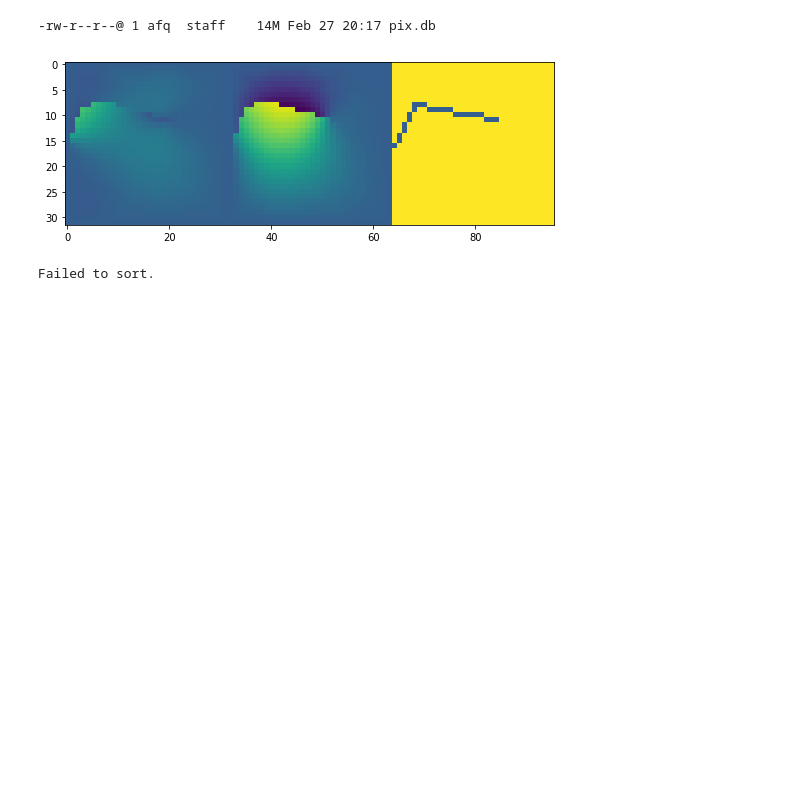
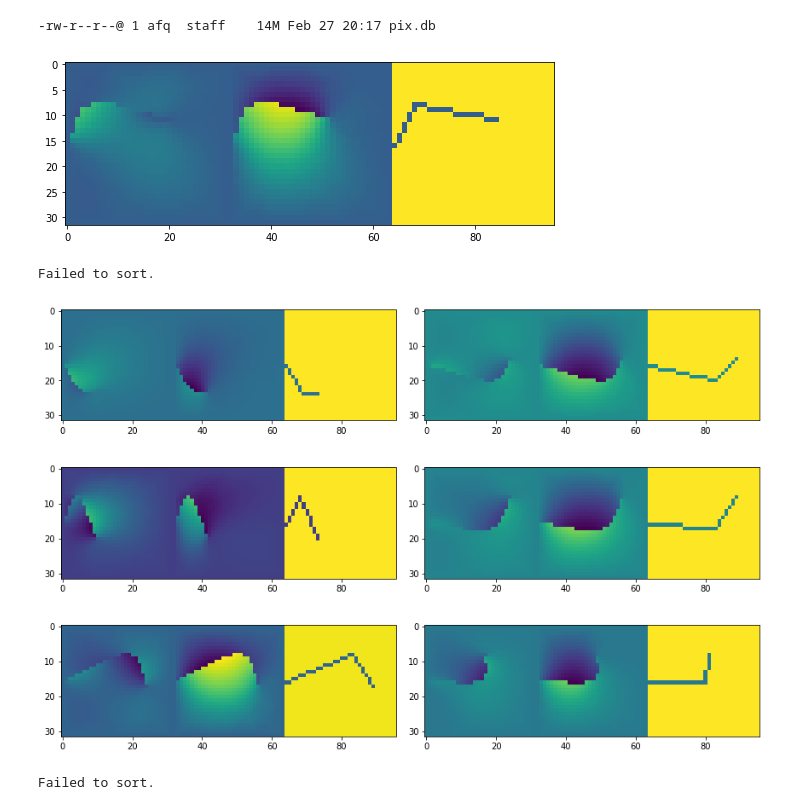
Before and after one commit to afqueiruga/FractureDB, a Jupyter notebook: look_at_results.ipynb, the cells around one changed output. Saved outputs shown, nothing was run; the diff lists cells and outputs as text; code cells hidden in the pictures; blank space fills up the shorter version.

```diff
--- a/look_at_results.ipynb
+++ b/look_at_results.ipynb
@@ -19,6 +19,20 @@ imshow(np.hstack([pic[:,:,0],pic[:,:,1],pic[:,:,2]]) )
 plt.savefig("fracture_pic.png")
 # %% [output]
 [figure]
+# %%
+pics = sdb.Query('select pic from static order by random() limit 6')
+plt.figure(figsize=(12,8))
+for i,r in enumerate(pics):
+    im3 = r[0]
+    plt.subplot(3,2,i+1)
+    im = np.hstack([im3[:,:,0],im3[:,:,1],im3[:,:,2]])
+    imshow(im)
+plt.tight_layout()
+plt.savefig("fracture_pic.png")
+plt.show()
+# %% [output]
+Failed to sort.
+[figure, added]
 # %%
 pics = sdb.Query('select pic from static order by random() limit 10')
 plt.figure(figsize=(10,10))
```
Also changed, not shown: parts of 1 cell of this notebook, 2 other files.
